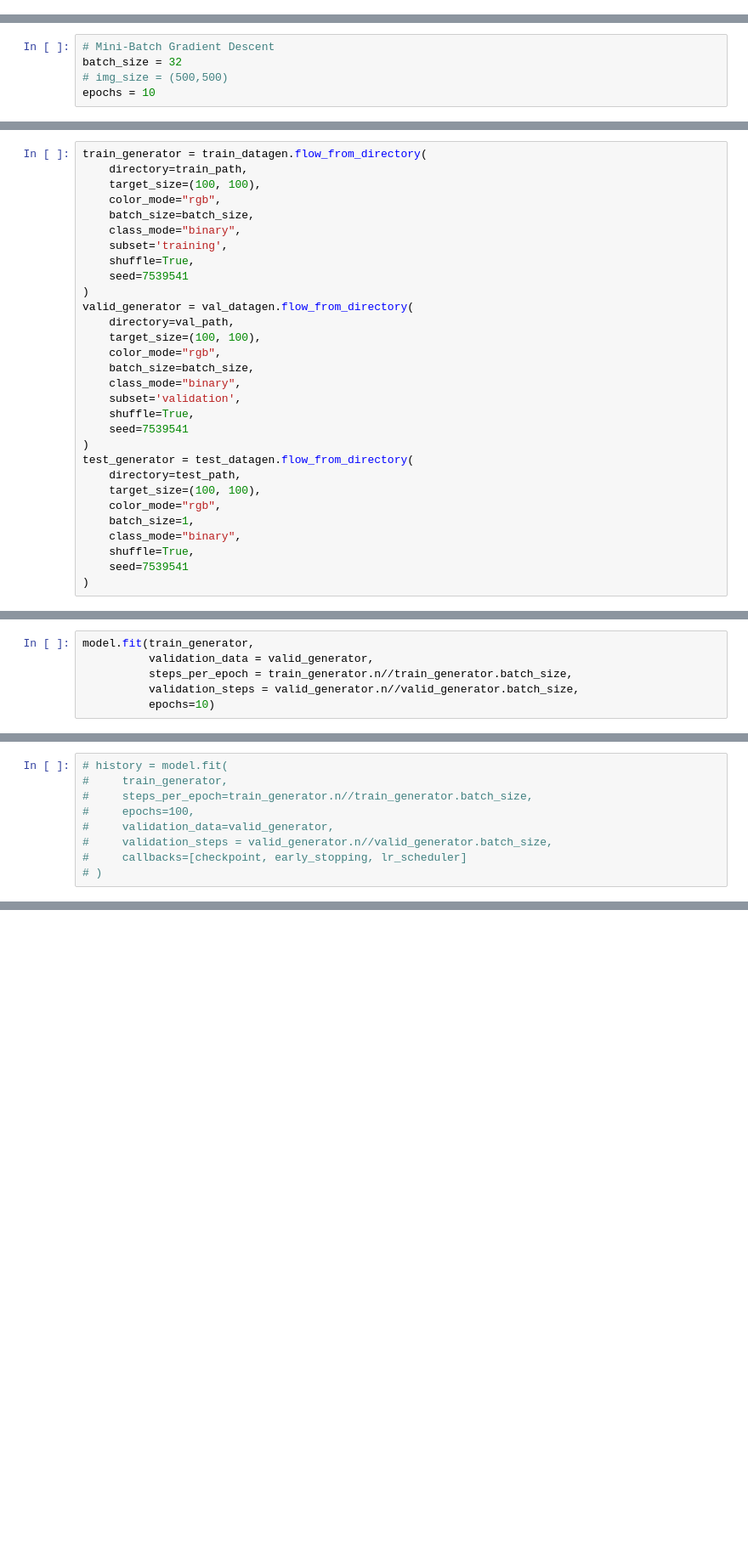
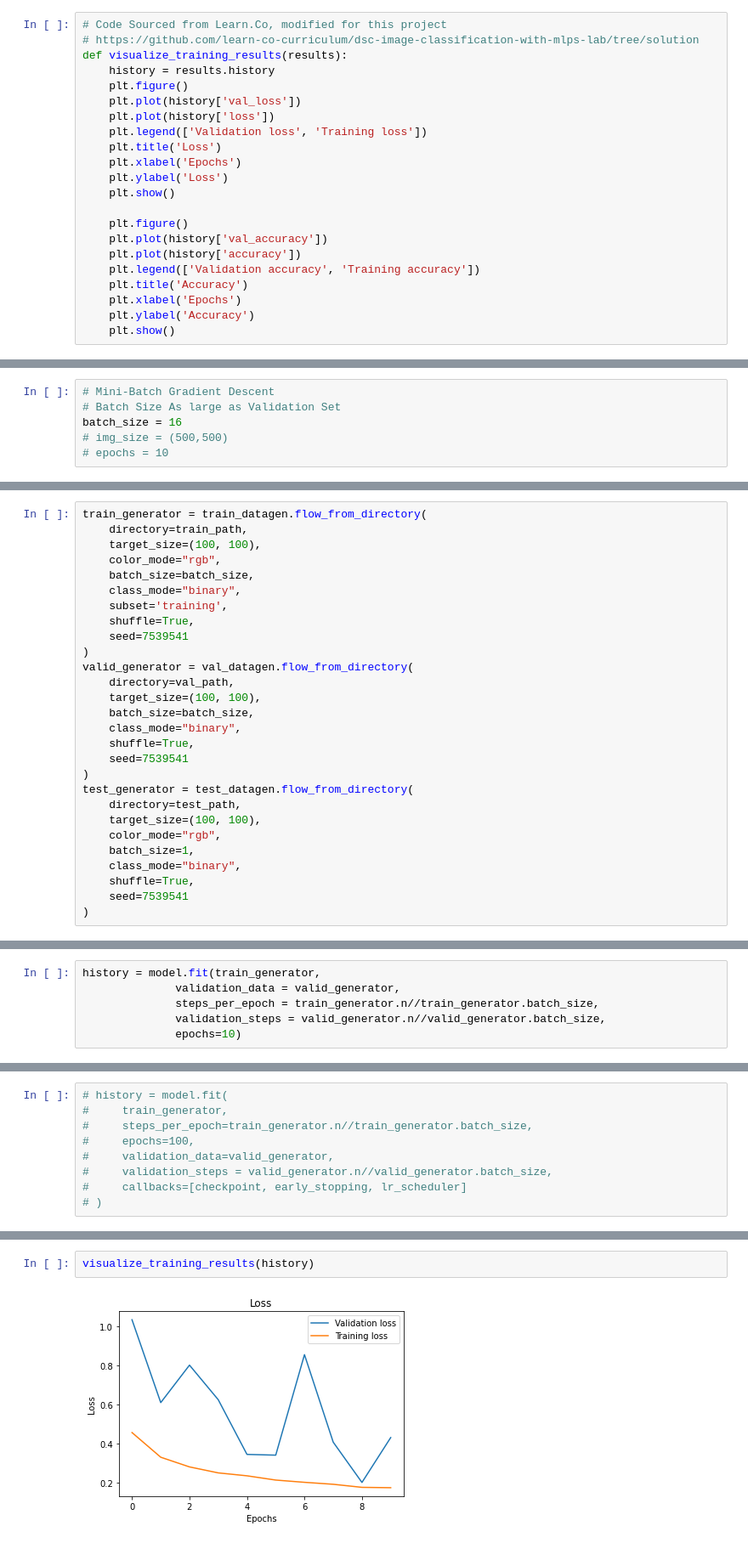
Before and after one commit to Cody-Freese/Pneumonia-Image-Classification, a Jupyter notebook: Project Notebook.ipynb, the cells around one changed output, grey strips where cells are left out. Shown at 85% size. Cells and saved outputs as stored; diff of their text form; blank space fills up the shorter version.

Commit message:
Add Accuracy & Loss Results

```diff
--- a/Project Notebook.ipynb
+++ b/Project Notebook.ipynb
@@ -156,6 +167,28 @@ def exponential_decay(lr0, s):
 exponential_decay_fn = exponential_decay(0.01, 20)
 
 lr_scheduler = tf.keras.callbacks.LearningRateScheduler(exponential_decay_fn)
+# %%
+# Code Sourced from Learn.Co, modified for this project
+# https://github.com/learn-co-curriculum/dsc-image-classification-with-mlps-lab/tree/solution
+def visualize_training_results(results):
+    history = results.history
+    plt.figure()
+    plt.plot(history['val_loss'])
+    plt.plot(history['loss'])
+    plt.legend(['Validation loss', 'Training loss'])
+    plt.title('Loss')
+    plt.xlabel('Epochs')
+    plt.ylabel('Loss')
+    plt.show()
+
+    plt.figure()
+    plt.plot(history['val_accuracy'])
+    plt.plot(history['accuracy'])
+    plt.legend(['Validation accuracy', 'Training accuracy'])
+    plt.title('Accuracy')
+    plt.xlabel('Epochs')
+    plt.ylabel('Accuracy')
+    plt.show()
 # %% [markdown]
 # DATA UNDERSTANDING
 # %%
@@ -317,6 +354,7 @@ for image_name in pneumonia_val_images:
 # %%
 # Mini-Batch Gradient Descent
-batch_size = 32
+# Batch Size As large as Validation Set
+batch_size = 16
 # img_size = (500,500)
-epochs = 10
+# epochs = 10
 # %%
@@ -348,10 +387,8 @@ train_generator = train_datagen.flow_from_directory(
 valid_generator = val_datagen.flow_from_directory(
     directory=val_path,
     target_size=(100, 100),
-    color_mode="rgb",
     batch_size=batch_size,
     class_mode="binary",
-    subset='validation',
     shuffle=True,
     seed=7539541
 )
@@ -419,10 +462,10 @@ Trainable params: 1,230,241
 Non-trainable params: 0
 _________________________________________________________________
 # %%
-model.fit(train_generator,
-          validation_data = valid_generator,
-          steps_per_epoch = train_generator.n//train_generator.batch_size,
-          validation_steps = valid_generator.n//valid_generator.batch_size,
-          epochs=10)
+history = model.fit(train_generator,
+              validation_data = valid_generator,
+              steps_per_epoch = train_generator.n//train_generator.batch_size,
+              validation_steps = valid_generator.n//valid_generator.batch_size,
+              epochs=10)
 # %% [output]
 Epoch 1/10
@@ -466,0 +542,4 @@ loss, acc = model.evaluate(test_generator)
+# %%
+visualize_training_results(history)
+# %% [output]
+[figure, added]
```
Also changed, not shown: parts of 35 cells of this notebook.
